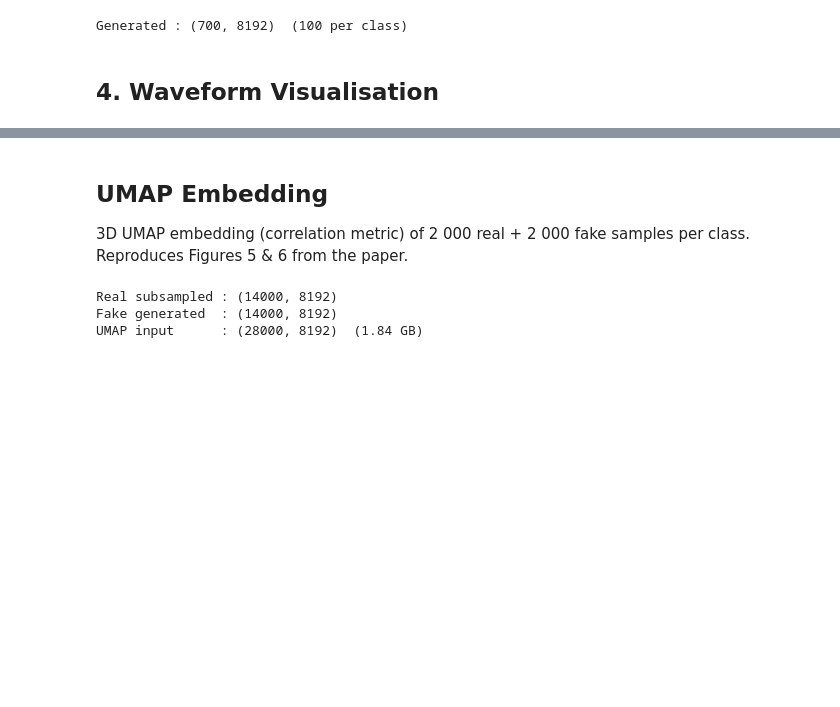
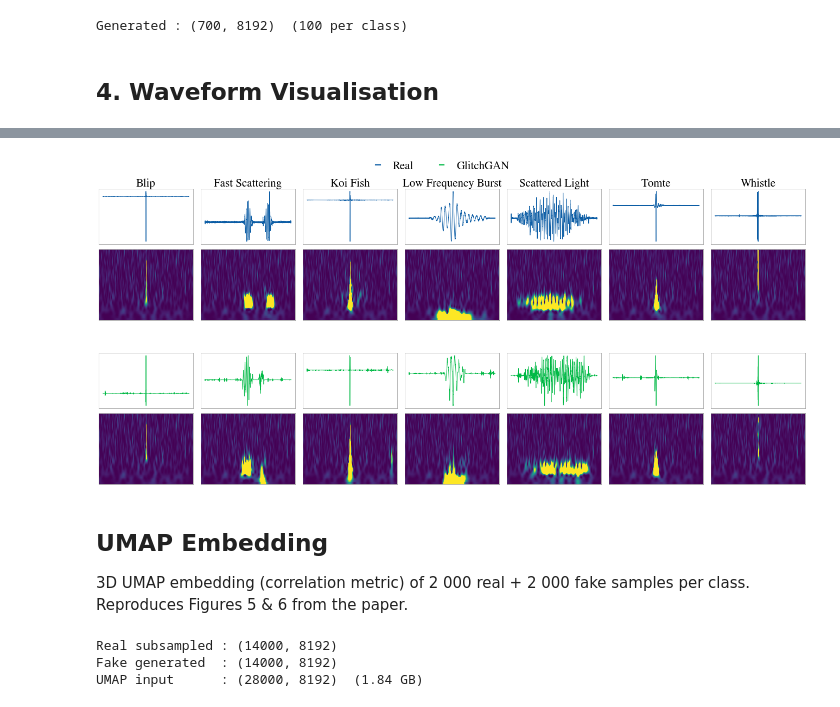
Before and after one commit to tomdooney95/glitchgan, a Jupyter notebook: notebooks/evaluation.ipynb, the cells around one changed output, grey strips where cells are left out. Saved outputs shown, nothing was run; the diff lists cells and outputs as text; code cells hidden in the pictures; blank space fills up the shorter version.

```diff
--- a/notebooks/evaluation.ipynb
+++ b/notebooks/evaluation.ipynb
@@ -236,7 +237,7 @@ from matplotlib.lines import Line2D
 from glitchgan.utils import plot_q_transform, whitened_snr_scaling
 
 try:
-    plt.style.use(["science", "no-latex"])  # remove "no-latex" if LaTeX is installed (brew install --cask basictex)
+    plt.style.use(["science"])
 except Exception:
     pass
 
@@ -308,33 +309,35 @@ def plot_comparison_grid(sources, label_order, n_examples=1, save_name=None,
 
     # Extra gap between source pairs (does not affect within-pair spacing)
     if show_qscans and n_sources > 1:
         for src_idx in range(1, n_sources):
             for row_offset in range(rows_per_src):
                 row = src_idx * rows_per_src + row_offset
                 for col in range(n_classes * n_examples):
                     pos = axes[row, col].get_position()
                     axes[row, col].set_position(
                         [pos.x0, pos.y0 - 0.08, pos.width, pos.height])
 
     fig.legend(handles=legend_handles, loc="upper center", ncol=n_sources,
                fontsize=15, frameon=False, bbox_to_anchor=(0.5, 0.99))
     if save_name:
         plt.savefig(PLOTS_DIR / f"{save_name}.pdf", bbox_inches="tight")
     plt.show()
 
 
 plot_comparison_grid(
     sources=[
         (X_real, y_real, "Real",      "C0"),
         (X_fake, y_fake, "GlitchGAN", "C1"),
     ],
     label_order=LABEL_ORDER,
     n_examples=1,
     white_noise=white_noise,
     snr_default=50,
     snr_overrides={"Koi_Fish": 150, "Whistle": 150},
     save_name=f"waveform_comparison_ep{GENERATOR_EPOCH}",
 )
+# %% [output]
+[figure, added]
 # %% [markdown]
 ## UMAP Embedding
 
```
Also changed, not shown: parts of 8 cells of this notebook.
